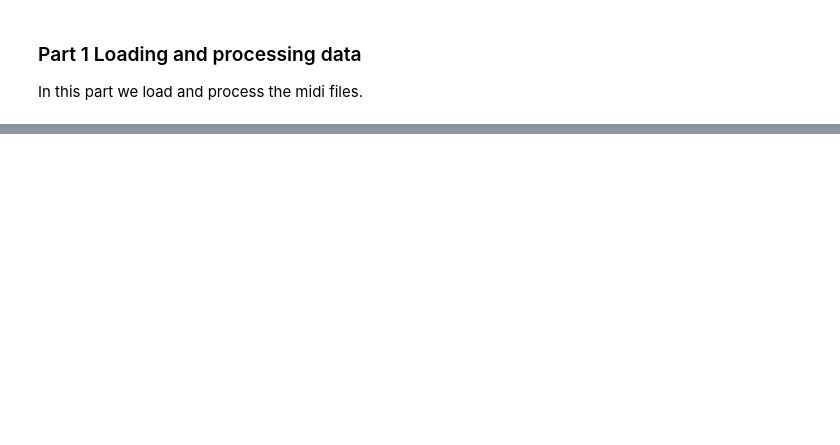
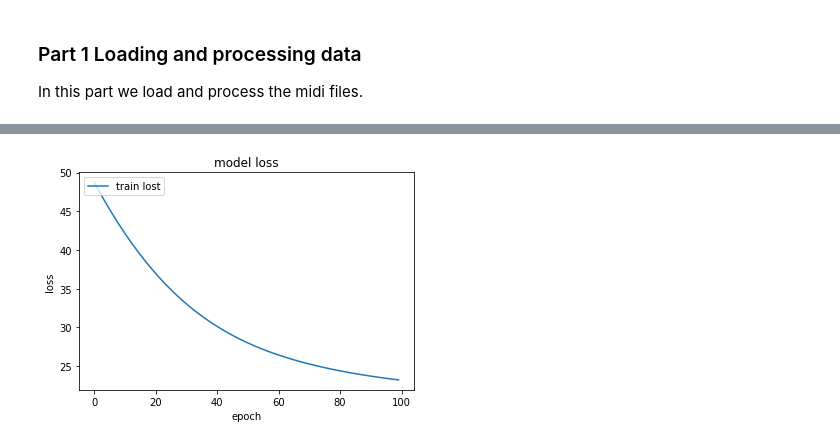
Before and after one commit to LithiumH/CS230-Music-Style-Transfer, a Jupyter notebook: 2D_CNN.ipynb, the cells around one changed output, grey strips where cells are left out. Cells and saved outputs as stored; diff of their text form; code cells hidden in the pictures; blank space fills up the shorter version.

```diff
--- a/2D_CNN.ipynb
+++ b/2D_CNN.ipynb
@@ -85,0 +82,9 @@ NameError: name 'X' is not defined
+# %%
+print(X.shape)
+print(Y.shape)
+train_percent = 0.8
+total = X.shape[0]
+train_index = int(total * train_percent)
+
+X_train, Y_train = X[:train_index,:], Y[:train_index, :]
+X_test, Y_test = X[train_index:, :], Y[train_index:, :]
@@ -85,0 +105,14 @@ NameError: name 'X' is not defined
+# %%
+def model(input_shape):
+    X_input = Input(input_shape)
+    X = Conv2D(filters=50, kernel_size=(3, 3), strides=(1, 1), padding='same', name='Conv0')(X_input)
+    X = Activation('relu')(X)
+
+    X = keras.layers.Conv2D(filters=1, kernel_size=(3, 3), strides=(1, 1), padding='same', name='Conv1')(X_input)
+    model = Model(inputs=X_input, outputs=X, name='basic')
+    return model
+# %%
+test_model = model((512, 88, 2))
+test_model.compile(optimizer='adam', loss='mean_squared_error', metrics=['accuracy'])
+# %%
+history = test_model.fit(X_train, Y_train, batch_size = 1, epochs = 150)
@@ -85,0 +137,10 @@ NameError: name 'X' is not defined
+# %%
+# summarize history for loss
+plt.plot(history.history['loss'])
+plt.title('model loss')
+plt.ylabel('loss')
+plt.xlabel('epoch')
+plt.legend(['train lost'], loc='upper left')
+plt.show()
+# %% [output]
+[figure, added]
```
Also changed, not shown: parts of 12 cells of this notebook.
